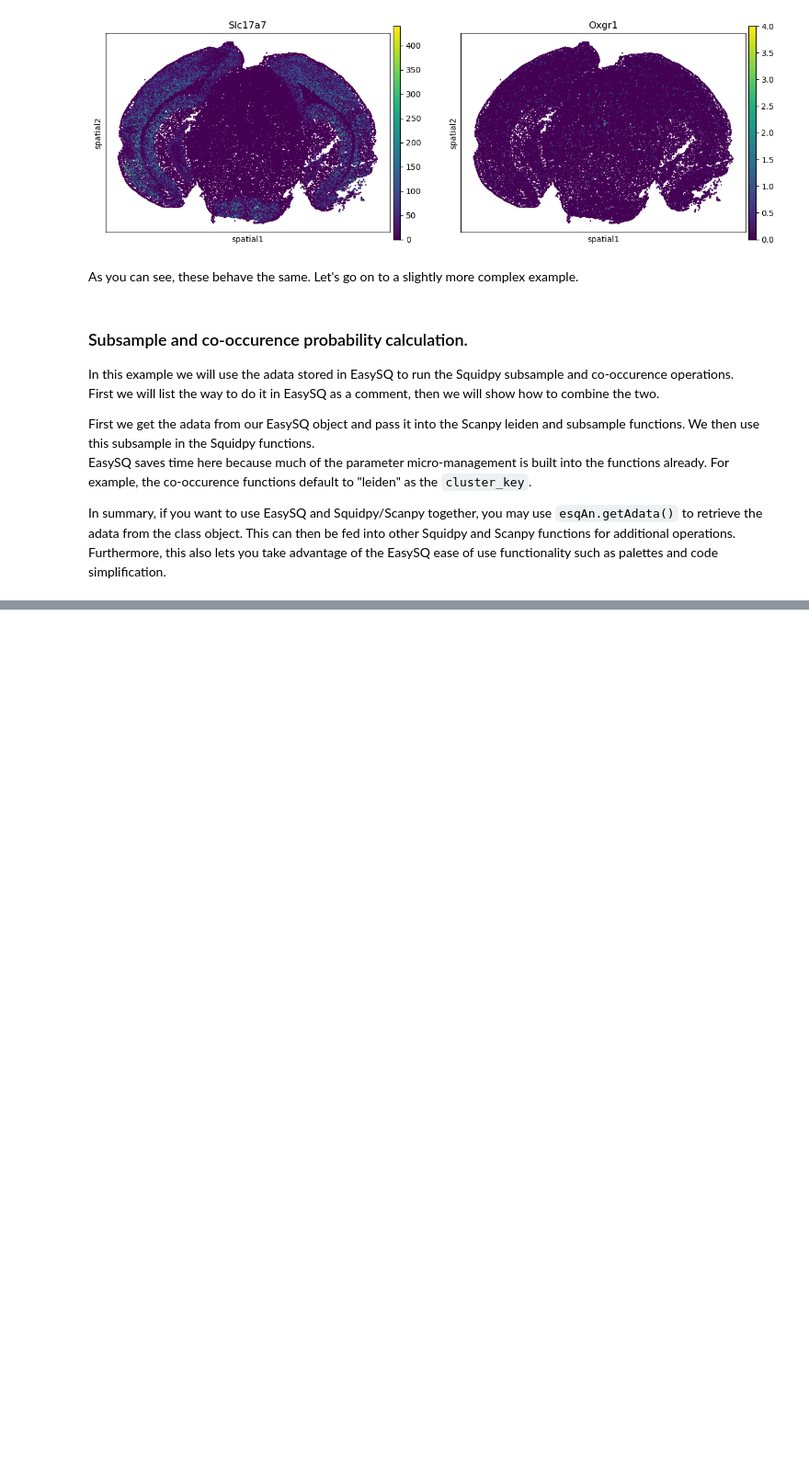
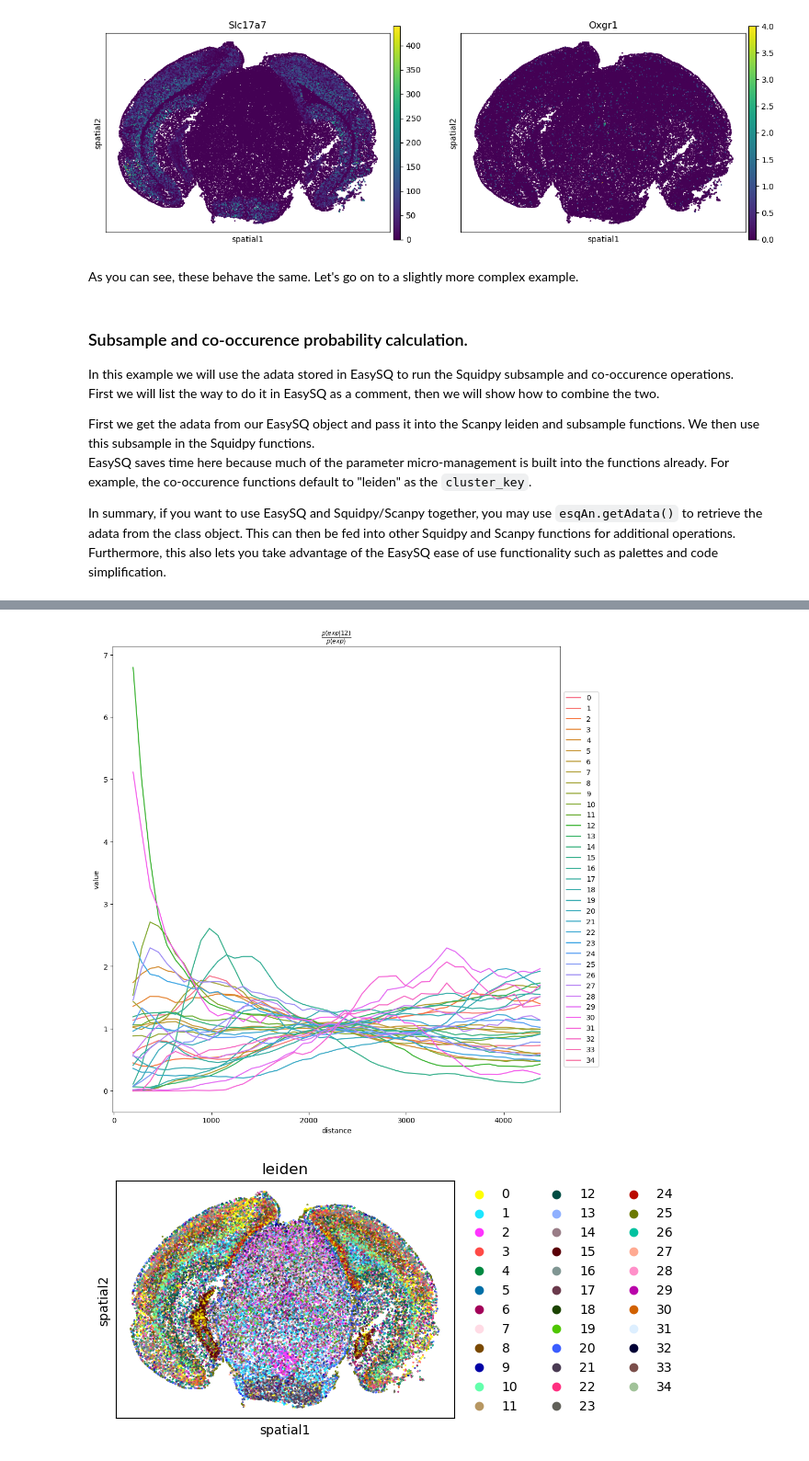
Before and after one commit to SamuelCrouse/EasySQ, a Jupyter notebook: EasySQ Squidpy Interface.ipynb, the cells around one changed output, grey strips where cells are left out. Shown at 92% size. Cells and saved outputs as stored; diff of their text form; code cells hidden in the pictures; blank space fills up the shorter version.

```diff
--- a/EasySQ Squidpy Interface.ipynb
+++ b/EasySQ Squidpy Interface.ipynb
@@ -94,20 +94,22 @@ EasySQ saves time here because much of the parameter micro-management is built i
 In summary, if you want to use EasySQ and Squidpy/Scanpy together, you may use <code>esqAn.getAdata()</code> to retrieve the adata from the class object. This can then be fed into other Squidpy and Scanpy functions for additional operations. Furthermore, this also lets you take advantage of the EasySQ ease of use functionality such as palettes and code simplification.
 # %%
     """
+    esqAn.pp_neighbors()
     esqAn.leiden()
     adata_subsample = esqAn.adataSubsample(fraction=0.5, copy=True)  # get the subsample
     esqAn.gr_co_occurrence(adata=adata_subsample)  # do the co-occurence calculation
     esqAn.pl_co_occurrence(adata=adata_subsample)  # plot the co-occurence calculation
 
-    esqAn.spatialScatter(adata=adata_subsample, graphs=["leiden"], size=1)  # plot the subsample leiden clusters
+    esqAn.spatialScatter(adata=adata_subsample, graphs=["leiden"], size=0.5)  # plot the subsample leiden clusters
     # """
 
+    sc.pp.neighbors(esqAn.getAdata())
     sc.tl.leiden(esqAn.getAdata())
 
     adata_subsample = sc.pp.subsample(esqAn.getAdata(), fraction=0.5, copy=True)
 
     sq.gr.co_occurrence(adata_subsample, cluster_key="leiden")
     sq.pl.co_occurrence(adata_subsample, cluster_key="leiden", clusters="12", figsize=(10, 10))
-    sq.pl.spatial_scatter(adata_subsample, color="leiden", shape=None, size=2)
+    sq.pl.spatial_scatter(adata_subsample, color="leiden", shape=None, size=0.25)
     esqAn.showPlots()
 # %% [output]
@@ -114,0 +121,2 @@ KeyError: 'No "neighbors" in .uns'
+[figure, added]
+[figure, added]
```
Also changed, not shown: parts of 2 cells of this notebook.
